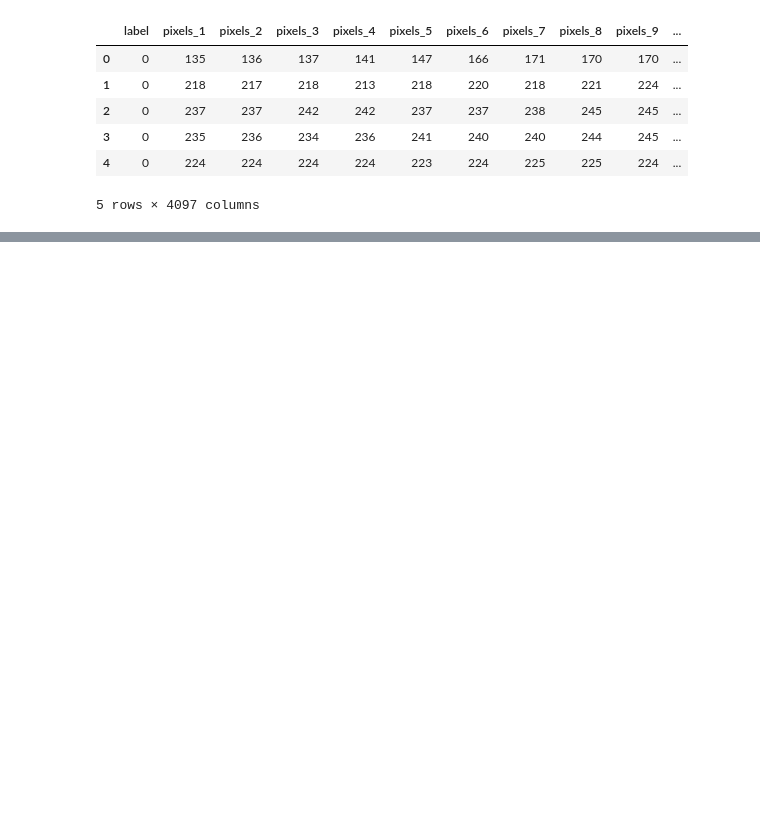
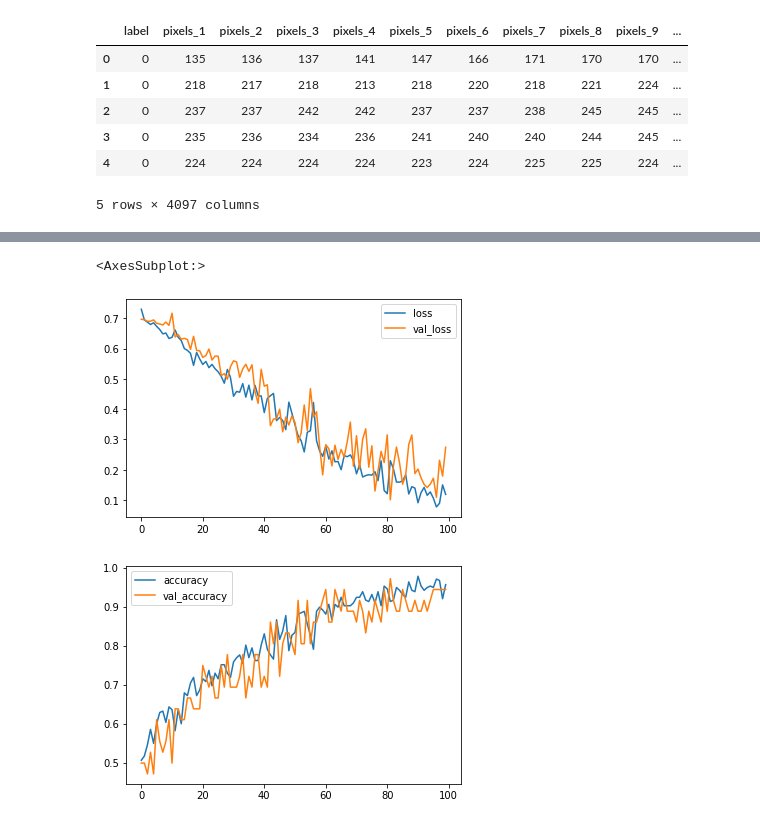
Before and after one commit to jaal047/final-project-datmin2, a Jupyter notebook: hanif nafis/CNN/test_cnn2.ipynb, the cells around one changed output, grey strips where cells are left out. Drawn from its saved outputs; the diff is of its cells as text; code cells hidden in the pictures; blank space fills up the shorter version.

```diff
--- a/hanif nafis/CNN/test_cnn2.ipynb
+++ b/hanif nafis/CNN/test_cnn2.ipynb
@@ -293,0 +178,18 @@ _________________________________________________________________
+# %%
+#CNN yang dipake
+
+cnn = Sequential([
+    Conv2D(filters=16, kernel_size=(3,3), input_shape=(64,64,1), activation='relu', padding='same'),
+    MaxPooling2D((2,2)),
+    Conv2D(filters=32, kernel_size=(3,3), activation='relu', padding='same'),
+    MaxPooling2D((2,2)),
+    Flatten(),
+    Dense(512, activation='relu'),
+    Dense(108, activation='relu'),
+    Dense(1, activation='sigmoid')
+])
+
+optimizer = Adam(lr=0.001)
+cnn.compile(optimizer=optimizer, loss='binary_crossentropy', metrics=['accuracy'])
+
+cnn.summary()
@@ -293,0 +214,5 @@ _________________________________________________________________
+# %%
+history = cnn.fit(train_data,
+batch_size=8,
+epochs=100,
+validation_data=(x_test, y_test))
@@ -293,0 +237,8 @@ _________________________________________________________________
+# %%
+losses = pd.DataFrame(cnn.history.history)
+losses[['loss','val_loss']].plot()
+losses[['accuracy','val_accuracy']].plot()
+# %% [output]
+<AxesSubplot:>
+[figure, added]
+[figure, added]
```
Also changed, not shown: parts of 25 cells of this notebook, 6 other files.
